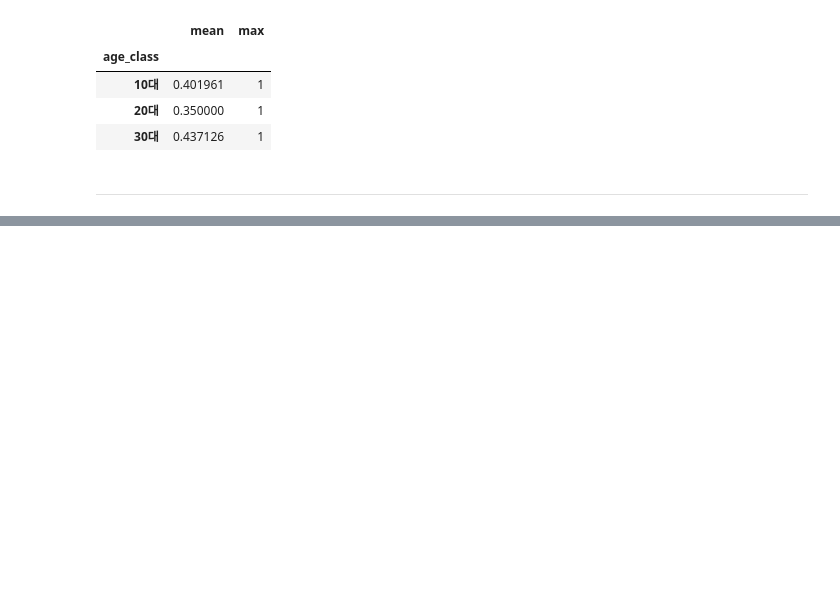
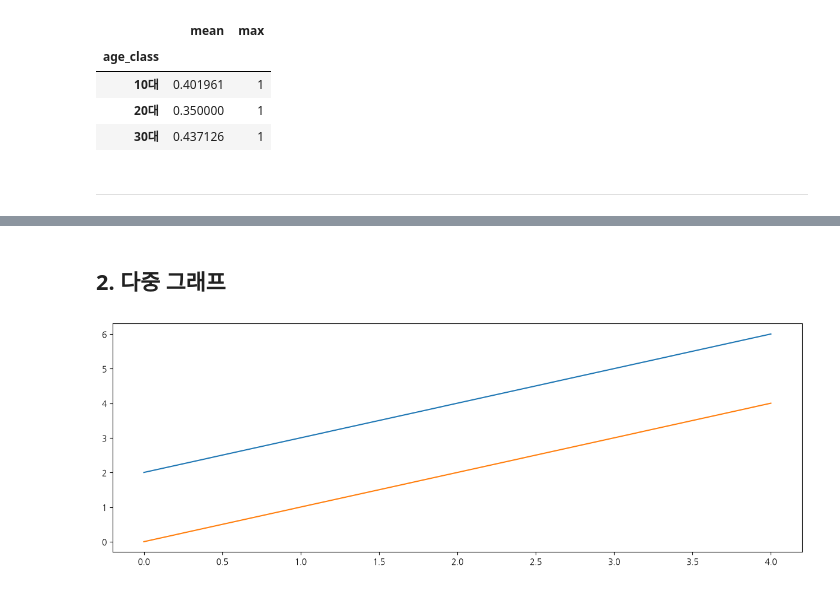
Before and after one commit to jumh991103/study_study, a Jupyter notebook: machine_learning_book/teacher_practice_2(data_vsualization).ipynb, the cells around one changed output, grey strips where cells are left out. Cells and saved outputs as stored; diff of their text form; code cells hidden in the pictures; blank space fills up the shorter version.

```diff
--- a/machine_learning_book/teacher_practice_2(data_vsualization).ipynb
+++ b/machine_learning_book/teacher_practice_2(data_vsualization).ipynb
@@ -49,0 +73,11 @@ df.groupby('age_class')['survived'].agg(['mean','max']) #얘의 결과는 agecla
+# %% [markdown]
+## 2. 다중 그래프
+# %%
+#하나의 도화지에 여러 그래프 그리기
+plt.figure(figsize=[15,5]) # 도화지 사이즈 정하기
+plt.plot(np.arange(2,7))
+plt.plot(np.arange(5))
+
+plt.show()
+# %% [output]
+[figure, added]
```
Also changed, not shown: parts of 36 cells of this notebook, 2 other files.
